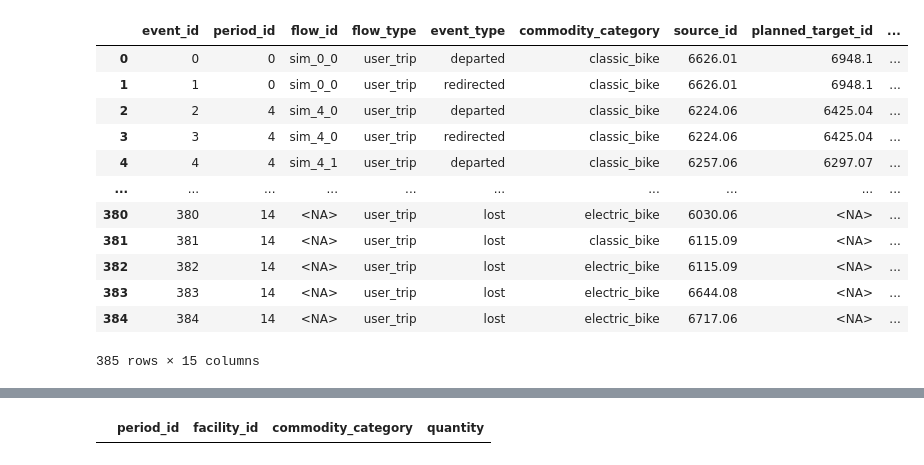
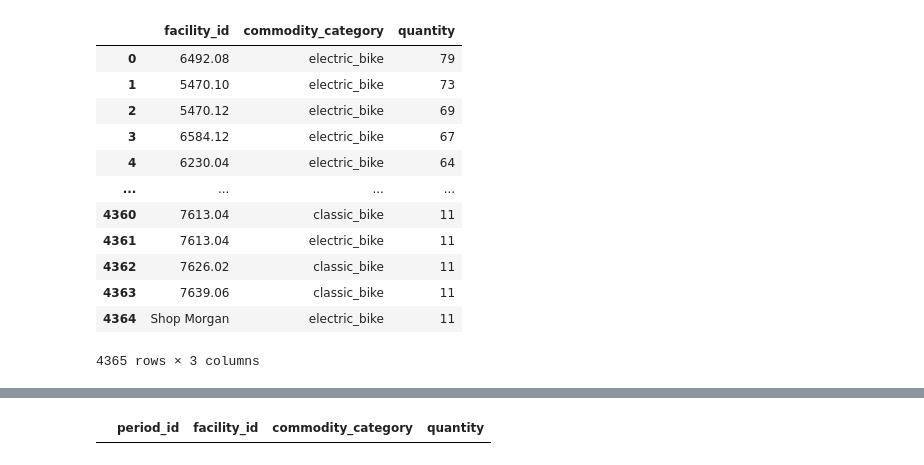
Before and after one commit to vlzm/GFDRR, a Jupyter notebook: notebooks/test_pipeline.ipynb, the cells around one changed output, grey strips where cells are left out. Drawn from its saved outputs; the diff is of its cells as text; code cells hidden in the pictures.

```diff
--- a/notebooks/test_pipeline.ipynb
+++ b/notebooks/test_pipeline.ipynb
@@ -53,8 +53,5 @@ graph_data = ResolvedModelData(raw_data, period_len=pd.Timedelta(hours=1), satur
 
 historical_flows_df = graph_data.historical_flows_df
 # %%
-# graph_data.initial_inventory_df['quantity'] = 100
+graph_data.initial_inventory_df['quantity'] = 50
+graph_data.facilities_capacities_df['capacity'] = 1000
-# %%
-graph_data.facilities_capacities_df['capacity'] = 100
-# %%
-graph_data.initial_inventory_df['quantity'] = graph_data.initial_inventory_df['facility_id'].map(graph_data.facilities_capacities_df.set_index("facility_id").to_dict()["capacity"])
@@ -78,7 +69,7 @@ env_canonical = Environment(
                       seed=42,
                       scenario_id="historical_replay",
                       demand_scale_factor=1.0,
-                      number_of_periods = 15),
+                      number_of_periods = 30),
 )
 env_canonical.run()
 
@@ -110,16 +217,18 @@ Name: count, dtype: Int64
 # %%
-simulated_flows_df
+init_inventory = graph_data.historical_demand_df.groupby(['facility_id','commodity_category'])['quantity'].max().reset_index().sort_values('quantity', ascending=False).reset_index(drop=True)
+init_inventory['quantity'] = init_inventory['quantity'] + 10
+init_inventory
 # %% [output]
-|  | event_id | period_id | flow_id | flow_type | event_type | commodity_category | source_id | planned_target_id | ... |
-| 0 | 0 | 0 | sim_0_0 | user_trip | departed | classic_bike | 6626.01 | 6948.1 | ... |
-| 1 | 1 | 0 | sim_0_0 | user_trip | redirected | classic_bike | 6626.01 | 6948.1 | ... |
-| 2 | 2 | 4 | sim_4_0 | user_trip | departed | classic_bike | 6224.06 | 6425.04 | ... |
-| 3 | 3 | 4 | sim_4_0 | user_trip | redirected | classic_bike | 6224.06 | 6425.04 | ... |
-| 4 | 4 | 4 | sim_4_1 | user_trip | departed | classic_bike | 6257.06 | 6297.07 | ... |
-| ... | ... | ... | ... | ... | ... | ... | ... | ... | ... |
-| 380 | 380 | 14 | <NA> | user_trip | lost | electric_bike | 6030.06 | <NA> | ... |
-| 381 | 381 | 14 | <NA> | user_trip | lost | classic_bike | 6115.09 | <NA> | ... |
-| 382 | 382 | 14 | <NA> | user_trip | lost | electric_bike | 6115.09 | <NA> | ... |
-| 383 | 383 | 14 | <NA> | user_trip | lost | electric_bike | 6644.08 | <NA> | ... |
-| 384 | 384 | 14 | <NA> | user_trip | lost | electric_bike | 6717.06 | <NA> | ... |
+|  | facility_id | commodity_category | quantity |
+| 0 | 6492.08 | electric_bike | 79 |
+| 1 | 5470.10 | electric_bike | 73 |
+| 2 | 5470.12 | electric_bike | 69 |
+| 3 | 6584.12 | electric_bike | 67 |
+| 4 | 6230.04 | electric_bike | 64 |
+| ... | ... | ... | ... |
+| 4360 | 7613.04 | classic_bike | 11 |
+| 4361 | 7613.04 | electric_bike | 11 |
+| 4362 | 7626.02 | classic_bike | 11 |
+| 4363 | 7639.06 | classic_bike | 11 |
+| 4364 | Shop Morgan | electric_bike | 11 |
-385 rows × 15 columns
+4365 rows × 3 columns
```
Also changed, not shown: parts of 19 cells of this notebook, 5 other files.
